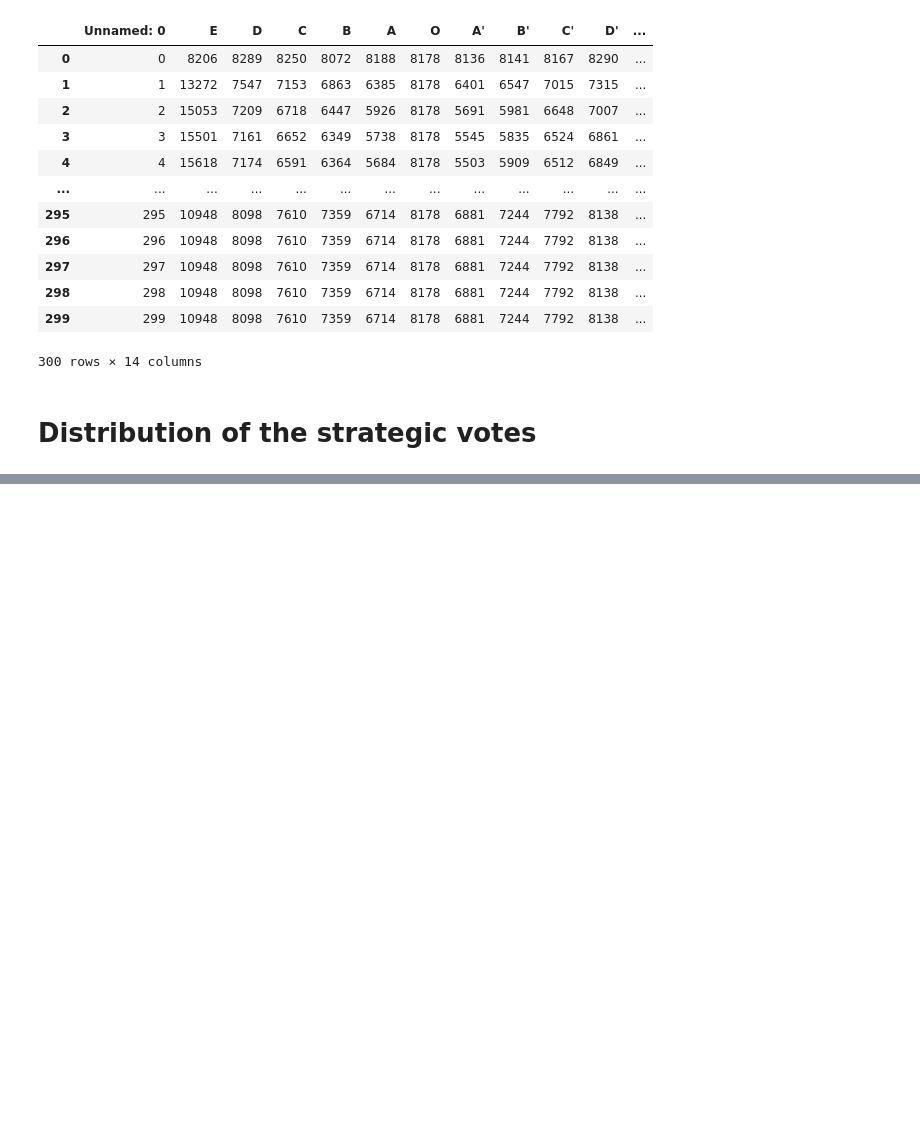
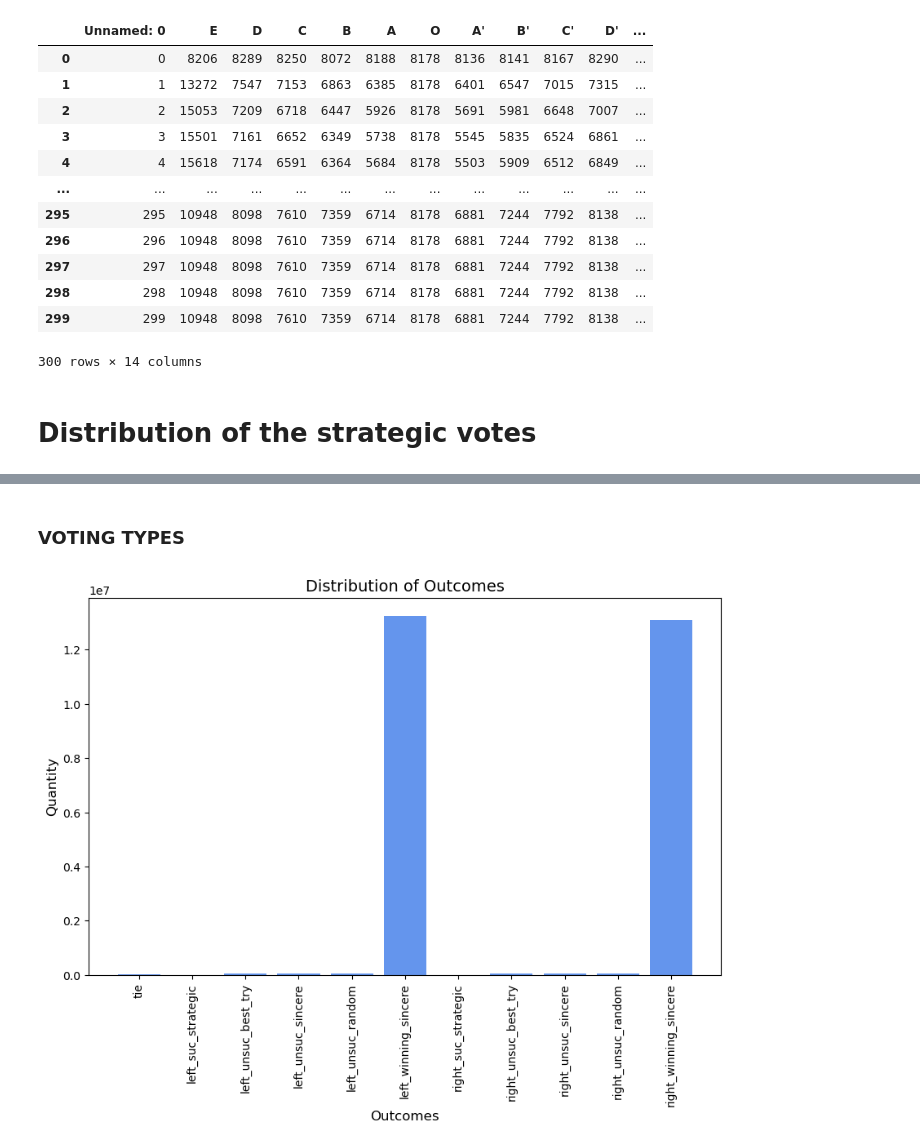
Before and after one commit to tamayasar/CSS502, a Jupyter notebook: final/final.ipynb, the cells around one changed output, grey strips where cells are left out. Cells and saved outputs as stored; diff of their text form; code cells hidden in the pictures; blank space fills up the shorter version.

```diff
--- a/final/final.ipynb
+++ b/final/final.ipynb
@@ -47,0 +171,7 @@ data.str_out_det[10]
+# %%
+totals = data['outcomes'].apply(pd.Series).sum()
+# %%
+totals_df = pd.DataFrame(list(totals.items()), columns=['Oy Çeşitleri', 'Miktar'])
+
+# DataFrame'in ilk birkaç satırını kontrol etme
+print(totals_df)
@@ -47,0 +191,21 @@ data.str_out_det[10]
+# %% [markdown]
+### VOTING TYPES
+# %%
+import matplotlib.pyplot as plt
+
+# Bar plot (çubuk grafiği) çizimi
+plt.figure(figsize=(10, 6))
+plt.bar(totals_df['Oy Çeşitleri'], totals_df['Miktar'], color='cornflowerblue')
+
+# Başlık ve etiketler
+plt.title('Distribution of Outcomes', fontsize=14)
+plt.xlabel('Outcomes', fontsize=12)
+plt.ylabel('Quantity', fontsize=12)
+
+# Döndürme (eğer etiketler üst üste geliyorsa)
+plt.xticks(rotation=90)
+
+# Grafik gösterimi
+plt.show()
+# %% [output]
+[figure, added]
```
Also changed, not shown: parts of 37 cells of this notebook, 3 other files.
